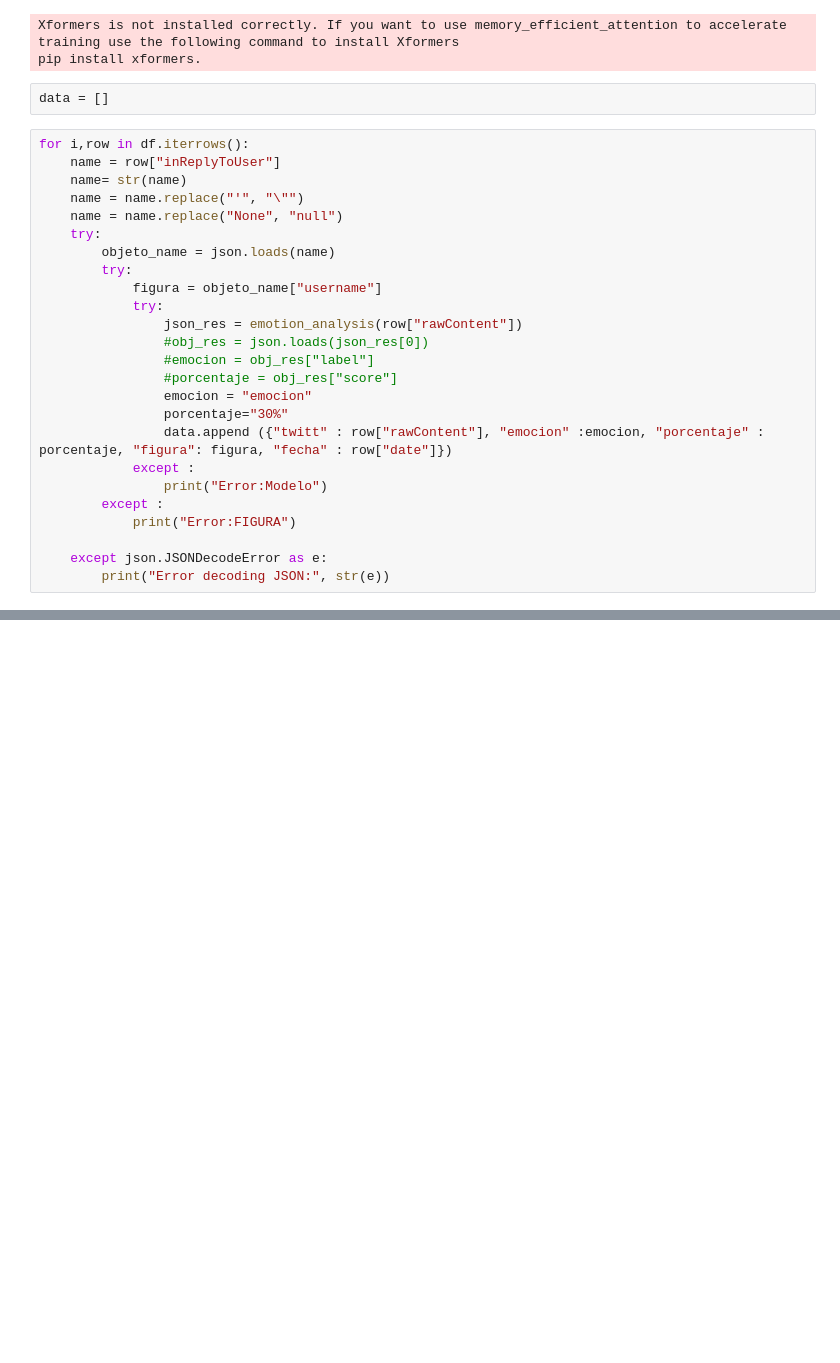
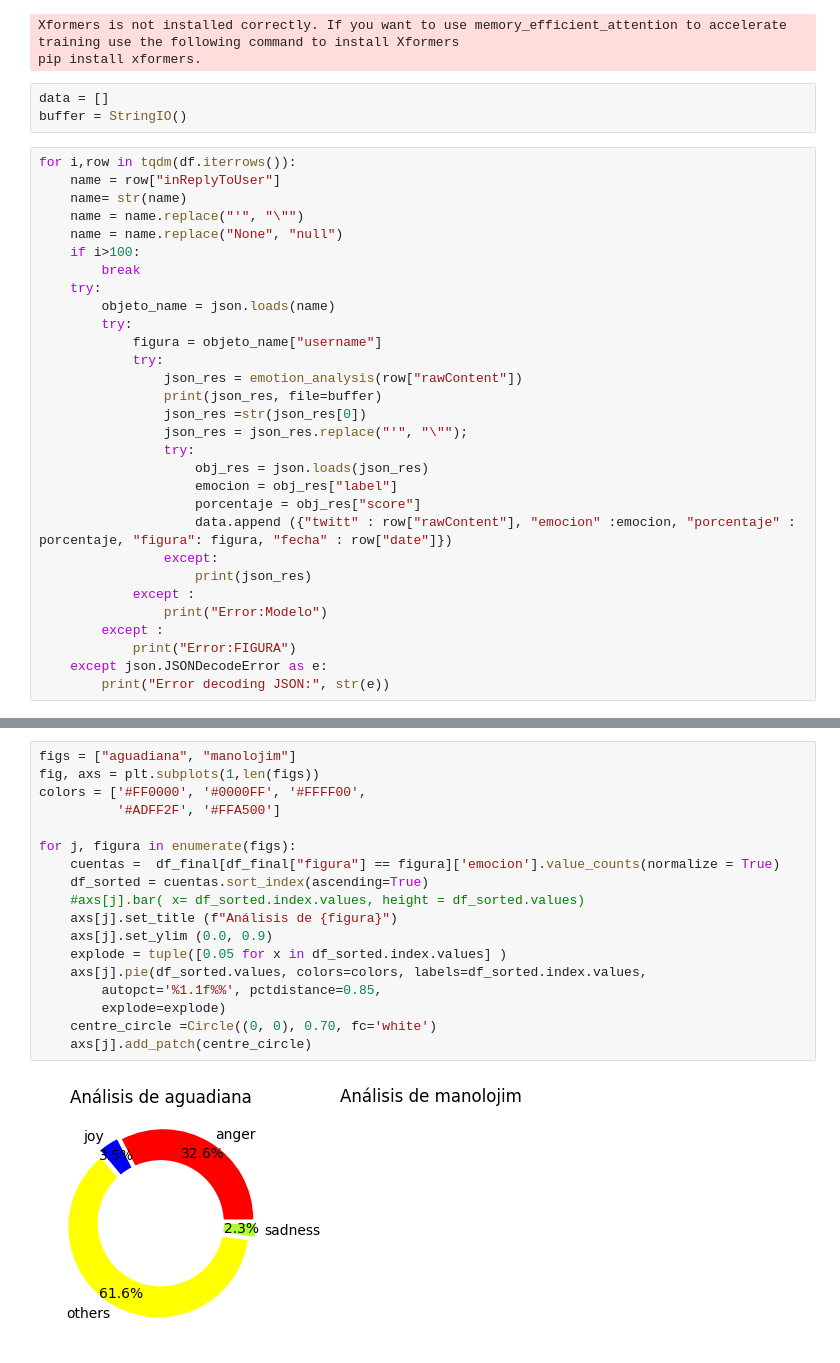
Before and after one commit to Julietanilem/Analisis_lenguaje_llm, a Jupyter notebook: datos.ipynb, the cells around one changed output, grey strips where cells are left out. Saved outputs shown, nothing was run; the diff lists cells and outputs as text; blank space fills up the shorter version.

```diff
--- a/datos.ipynb
+++ b/datos.ipynb
@@ -57,28 +65,34 @@ Xformers is not installed correctly. If you want to use memory_efficient_attenti
 pip install xformers.
 # %%
 data = []
+buffer = StringIO()
 # %%
-for i,row in df.iterrows():
+for i,row in tqdm(df.iterrows()):
     name = row["inReplyToUser"]
     name= str(name)
     name = name.replace("'", "\"")
     name = name.replace("None", "null")
+    if i>100:
+        break
     try:
         objeto_name = json.loads(name)
         try:
             figura = objeto_name["username"]
             try:
                 json_res = emotion_analysis(row["rawContent"])
-                #obj_res = json.loads(json_res[0])
-                #emocion = obj_res["label"]
-                #porcentaje = obj_res["score"]
-                emocion = "emocion"
-                porcentaje="30%"
-                data.append ({"twitt" : row["rawContent"], "emocion" :emocion, "porcentaje" : porcentaje, "figura": figura, "fecha" : row["date"]})
+                print(json_res, file=buffer)
+                json_res =str(json_res[0])
+                json_res = json_res.replace("'", "\"");
+                try:
+                    obj_res = json.loads(json_res)
+                    emocion = obj_res["label"]
+                    porcentaje = obj_res["score"]
+                    data.append ({"twitt" : row["rawContent"], "emocion" :emocion, "porcentaje" : porcentaje, "figura": figura, "fecha" : row["date"]})
+                except:
+                    print(json_res)
             except :
                 print("Error:Modelo")
         except :
             print("Error:FIGURA")
-
     except json.JSONDecodeError as e:
         print("Error decoding JSON:", str(e))
@@ -101,0 +121,20 @@ df_final
+# %%
+figs = ["aguadiana", "manolojim"]
+fig, axs = plt.subplots(1,len(figs))
+colors = ['#FF0000', '#0000FF', '#FFFF00',
+          '#ADFF2F', '#FFA500']
+
+for j, figura in enumerate(figs):
+    cuentas =  df_final[df_final["figura"] == figura]['emocion'].value_counts(normalize = True)
+    df_sorted = cuentas.sort_index(ascending=True)
+    #axs[j].bar( x= df_sorted.index.values, height = df_sorted.values)
+    axs[j].set_title (f"Análisis de {figura}")
+    axs[j].set_ylim (0.0, 0.9)
+    explode = tuple([0.05 for x in df_sorted.index.values] )
+    axs[j].pie(df_sorted.values, colors=colors, labels=df_sorted.index.values,
+        autopct='%1.1f%%', pctdistance=0.85,
+        explode=explode)
+    centre_circle =Circle((0, 0), 0.70, fc='white')
+    axs[j].add_patch(centre_circle)
+# %% [output]
+[figure, added]
```
Also changed, not shown: parts of 8 cells of this notebook, 4 other files.
